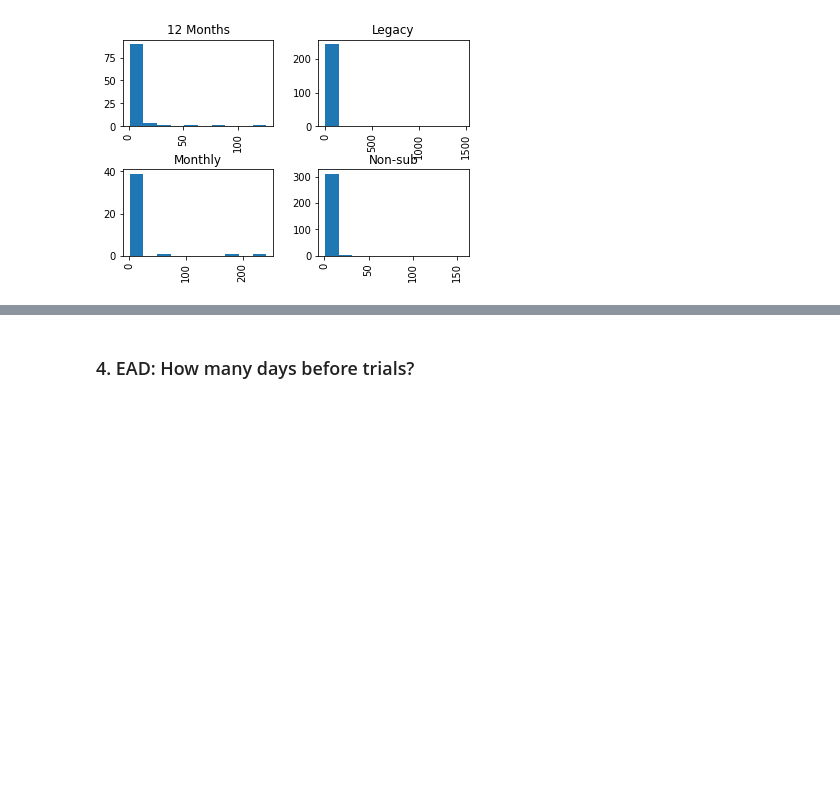
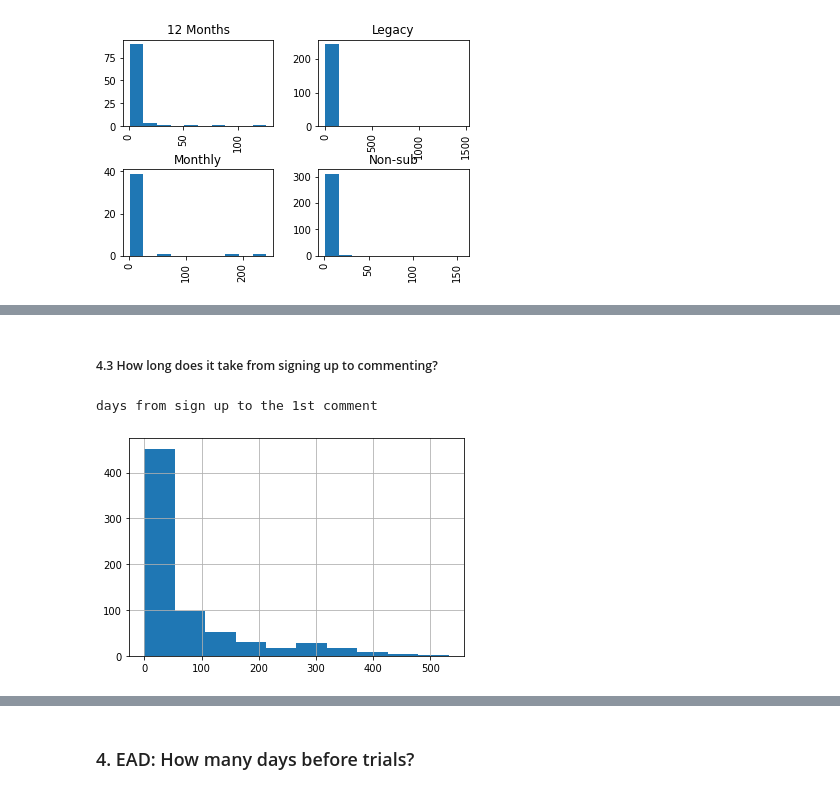
Before and after one commit to mpham93/Keep_Running, a Jupyter notebook: notebooks/Commenters.ipynb, the cells around one changed output, grey strips where cells are left out. Cells and saved outputs as stored; diff of their text form; code cells hidden in the pictures; blank space fills up the shorter version.

```diff
--- a/notebooks/Commenters.ipynb
+++ b/notebooks/Commenters.ipynb
@@ -172,0 +191,2 @@ substract
+# %% [markdown]
+##### 4.3 How long does it take from signing up to commenting?
@@ -172,0 +200,17 @@ substract
+# %%
+signupDate_df = CommunityMember[CommunityMember.user.isin(comment_df.owner.unique())][['user', 'createdAt', 'membershipName']]
+signupDate_df = signupDate_df.set_index('user')
+allComment_df = allComment_df.set_index('user')
+# %%
+subtract_signup = allComment_df.subtract(signupDate_df.drop(columns=['membershipName']))
+subtract_signup.createdAt = subtract_signup.createdAt.dt.days
+# %%
+subtract_signup = subtract_signup.join(signupDate_df.drop(columns = ['createdAt']))
+# %%
+subtract_signup.columns = subtract_signup.columns.str.replace('createdAt', 'signup2comment')
+# %%
+subtract_signup[subtract_signup['signup2comment']>=0]['signup2comment'].hist()
+print ('days from sign up to the 1st comment')
+# %% [output]
+days from sign up to the 1st comment
+[figure, added]
```
Also changed, not shown: parts of 11 cells of this notebook.
